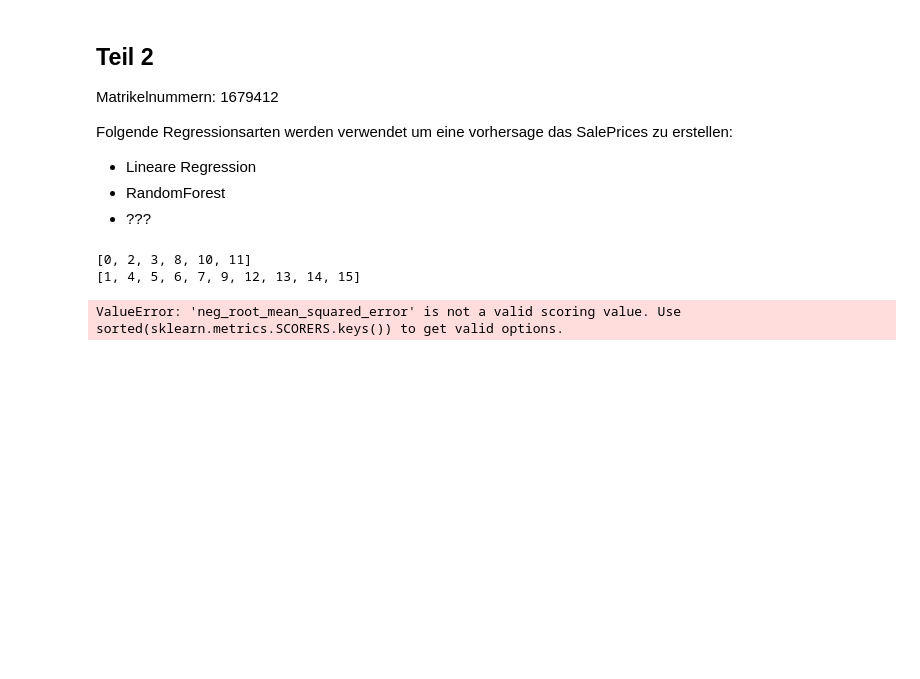
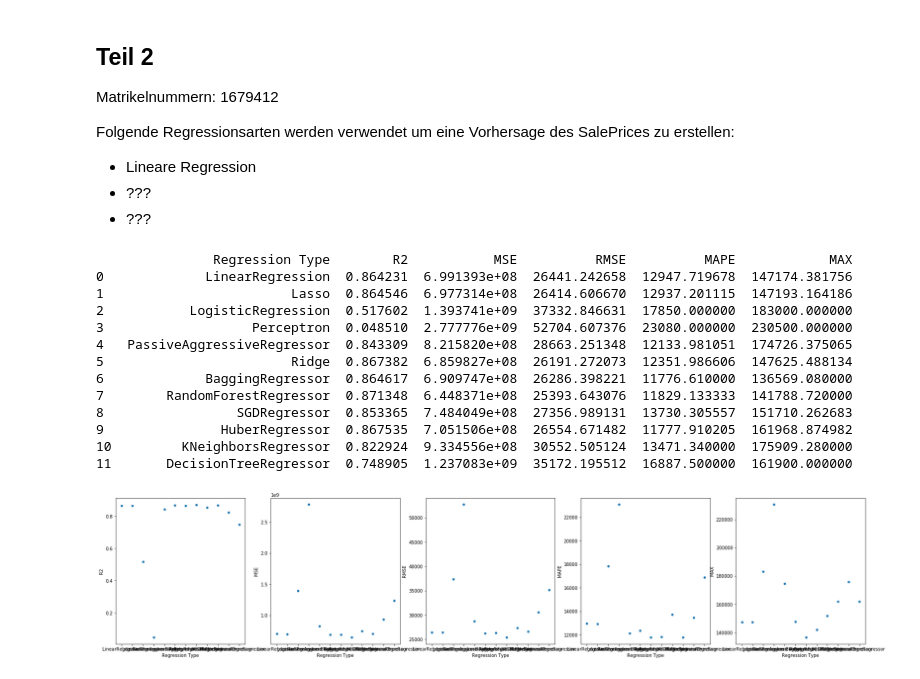
Before and after one commit to Simon-0711/DataSciencePruefungsleistung, a Jupyter notebook: Data_Science_Part_2_v0.1.ipynb, the cells around one changed output. Cells and saved outputs as stored; diff of their text form; code cells hidden in the pictures; blank space fills up the shorter version.

```diff
--- a/Data_Science_Part_2_v0.1.ipynb
+++ b/Data_Science_Part_2_v0.1.ipynb
@@ -3,10 +3,10 @@
 
 Matrikelnummern: 1679412
 
-Folgende Regressionsarten werden verwendet um eine vorhersage das SalePrices zu erstellen:
+Folgende Regressionsarten werden verwendet um eine Vorhersage des SalePrices zu erstellen:
 * Lineare Regression
-* RandomForest
 * ???
+* ???
 # %%
 import numpy as np
 import pandas as pd
@@ -19,5 +25,5 @@ from sklearn.compose import make_column_transformer
 # %%
-# read a specific column from a csv file
+# gets dataFrame from file
 def read_data(path):
     df = pd.read_csv(path, sep=";")
     return df
@@ -26,48 +32,66 @@ def read_data(path):
 def scale_and_convert_columns(df, model):
     categoricalCols = []
     for i in range(len(df.columns)):
         if (df.dtypes[i] == object):
             categoricalCols.append(i)
     numericalCols = []
     for i in range(len(df.columns)):
         if (df.dtypes[i] == 'int64' ):
             numericalCols.append(i)
 
-    print(categoricalCols)
-    print(numericalCols)
-
     preprocessor = make_column_transformer((categoricalCols, OneHotEncoder(handle_unknown='ignore')),
                                             (numericalCols, RobustScaler()))
     pipe = Pipeline(steps=[('preprocessor', preprocessor),
                       ('classifier', model)])
     return pipe
-    #return pd.get_dummies(df, columns=categoricalCols)
 
 # calculates R2, MSE, RMSE, MAPE and MAX* for the given regression model
-def  calc_regression(model):
-    df = read_data('SetFiltered.csv')
+def  calc_regression(path, model):
+    df = read_data(path)
     pipe = scale_and_convert_columns(df.drop('SalePrice', axis=1), model)
 
     x = df.drop('SalePrice', axis=1).values #dimensions
     y = df['SalePrice'].values #prediction
 
-    # neg_root_mean_squared_error and neg_median_absolute_error somehow don't work
+    # neg_root_mean_squared_error somehow doesn't work
     scores = cross_validate(pipe, x,y, cv=5, scoring=['r2', 'neg_mean_squared_error',
-                                                      'neg_root_mean_squared_error', 'neg_median_absolute_error',
-                                                      'max_error' ])
-    return {'R2': scores['r2'].mean(), 'MSE': scores['neg_mean_squared_error'],
-            'RMSE': np.sqrt(scores['neg_root_mean_squared_error']), 'MAPE': scores['neg_median_absolute_error'],
-            'MAX': scores['max_error'].mean()*-1}
+                                                      'neg_median_absolute_error', 'max_error' ])
+    return {'Regression Type': type(model).__name__,'R2': scores['test_r2'].mean(), 'MSE': scores['test_neg_mean_squared_error'].mean()*-1,
+            'RMSE' : np.sqrt(scores['test_neg_mean_squared_error'].mean()*-1),'MAPE': scores['test_neg_median_absolute_error'].mean()*-1,
+            'MAX': scores['test_max_error'].mean()*-1}
 
 #calculate the score for each model
-regressionTypes = [LinearRegression()]
+path = 'SetFiltered.csv'
+regressionTypes = [LinearRegression(), Lasso(),
+                   LogisticRegression(),Perceptron(),PassiveAggressiveRegressor(),
+                   Ridge(), BaggingRegressor(),RandomForestRegressor(),
+                   SGDRegressor(),HuberRegressor(),KNeighborsRegressor(),
+                   DecisionTreeRegressor()]
 results = []
 for r in regressionTypes:
-    results.append(calc_regression(r))
+    results.append(calc_regression(path, r))
 
 df = pd.DataFrame(data=results, columns=['Regression Type', 'R2', 'MSE', 'RMSE', 'MAPE', 'MAX'])
-df.head()
+#df.head()
+print(df.to_string()) # remove and use df.head() again when regression models are chosen
+
+columns = df.columns
+fx, axes = plt.subplots(1, len(columns)-1, sharey=False, figsize=(30,6))
+for i in range(1, len(columns)):
+    # could also use barplot instead of scatterplot
+    sns.scatterplot(x=df.columns[0], y=df.columns[i], data=df, ax=axes[i-1])
 # %% [output]
-[0, 2, 3, 8, 10, 11]
-[1, 4, 5, 6, 7, 9, 12, 13, 14, 15]
+               Regression Type        R2           MSE          RMSE          MAPE            MAX
+0             LinearRegression  0.864231  6.991393e+08  26441.242658  12947.719678  147174.381756
+1                        Lasso  0.864546  6.977314e+08  26414.606670  12937.201115  147193.164186
+2           LogisticRegression  0.517602  1.393741e+09  37332.846631  17850.000000  183000.000000
+3                   Perceptron  0.048510  2.777776e+09  52704.607376  23080.000000  230500.000000
+4   PassiveAggressiveRegressor  0.843309  8.215820e+08  28663.251348  12133.981051  174726.375065
+5                        Ridge  0.867382  6.859827e+08  26191.272073  12351.986606  147625.488134
+6             BaggingRegressor  0.864617  6.909747e+08  26286.398221  11776.610000  136569.080000
+7        RandomForestRegressor  0.871348  6.448371e+08  25393.643076  11829.133333  141788.720000
+8                 SGDRegressor  0.853365  7.484049e+08  27356.989131  13730.305557  151710.262683
+9               HuberRegressor  0.867535  7.051506e+08  26554.671482  11777.910205  161968.874982
+10         KNeighborsRegressor  0.822924  9.334556e+08  30552.505124  13471.340000  175909.280000
+11       DecisionTreeRegressor  0.748905  1.237083e+09  35172.195512  16887.500000  161900.000000
-ValueError: 'neg_root_mean_squared_error' is not a valid scoring value. Use sorted(sklearn.metrics.SCORERS.keys()) to get valid options.
+[figure, added]
```
Also changed, not shown: parts of 1 cell of this notebook.
